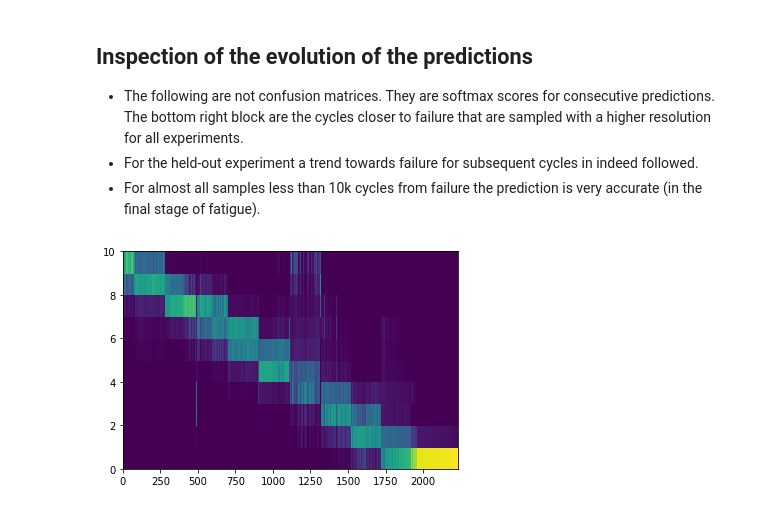
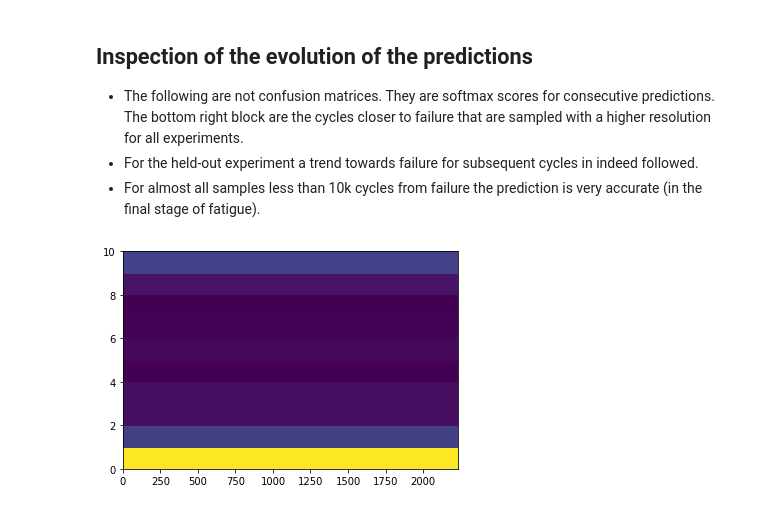
Before and after one commit to mylonasc/deep-rul-models, a Jupyter notebook: 2019-12-13_ReImplementDenseNet.ipynb, the cells around one changed output. Drawn from its saved outputs; the diff is of its cells as text; code cells hidden in the pictures.

```diff
--- a/2019-12-13_ReImplementDenseNet.ipynb
+++ b/2019-12-13_ReImplementDenseNet.ipynb
@@ -371,0 +560,4 @@ pplot.plot(history_d.history['val_loss'])
+# %%
+#gen_adv_model.save("model_closs0.00")
+#m = gen_adv_model.load_weights("model_closs0.00")
+gen_adv_model, feature_extractor,c0_task_output,c1_task_output = make_models()
@@ -371,0 +763,14 @@ pplot.plot(history_d.history['val_loss'])
+# %%
+from sklearn.decomposition import PCA
+#tf.keras.Sequential()
+def make_models():
+    model = make_model(model_json)
+    feature_out_layer = model.get_layer([l.name for l in model.layers if "global_average" in l.name][0])
+    feature_extractor  = Model(inputs = model.inputs,outputs =  feature_out_layer.output)
+    grad_rev_layer = model.get_layer([l.name for l in model.layers if 'grad_rev' in l.name][0])
+    c0_task_output = keras.Sequential([Dense(100, activation = 'relu'), Dropout(rate = 0.2), Dense(6)], name = "C0_task")(grad_rev_layer.output)
+    c1_task_output = keras.Sequential([Dense(100,activation = 'relu'), Dropout(rate = 0.2), Dense(4)],name = "C1_task")(grad_rev_layer.output)
+    gen_adv_model  = Model(inputs = model.input, outputs= [model.output, c0_task_output, c1_task_output])
+    return gen_adv_model, feature_extractor,c0_task_output,c1_task_output
+
+gen_adv_model, feature_extractor,c0_task_output,c1_task_output = make_models()
@@ -371,0 +953,19 @@ pplot.plot(history_d.history['val_loss'])
+# %%
+pplot.figure(figsize = (10,10), dpi = 300)
+gen_adv_model.load_weights("model_closs%2.2f"%0.0)
+for i in range(1,5):
+    #data = load_hilti_fatigue_data(keep_from_end = 100000,leave_exp_out="None",stage_2_from_disk=True, nclasses = 10, user_normalization=static_normalization, use_ds = [i])
+    #[X_all_,Y_all_,Yoh_all_, eid_vector_all_] = data['training_instances']
+    yplot = Y_all_[eid_vector_all_ == 'VA_%i'%i]
+    xdat  = X_all_[eid_vector_all_ == 'VA_%i'%i]
+    res = gen_adv_model.predict(xdat, batch_size = 200)
+    pplot.subplot(2,2,i)
+
+    pplot.plot(yplot/1000,np.argmax(res[1],1)*10,'o');
+    pplot.xlim([200,0])
+    pplot.xlabel("actual [10^3 cycles]")
+    pplot.ylabel("predicted [10^3 cycles]")
+    #pplot.ylim([0,300000])
+    pplot.title("Predicted vs actual cycles to failure \n experiment %i"%i);
+    pplot.grid()
+pplot.subplots_adjust(hspace=0.5)
@@ -378,0 +995,2 @@ NameError: name 'res' is not defined
+# %%
+gen_adv_model._training_endpoints[0].loss_weight =
@@ -396,12 +1096,12 @@ MemoryError: Unable to allocate array with shape (5, 38228700) and data type flo
 # %%
 #pplot.plot(Y_all_large)
 Xp  = X_all[eid_vector_all=='VA_3']
 Yp = Y_all[eid_vector_all=='VA_3']
-preds = model.predict(Xp, batch_size=100)
+preds = gen_adv_model.predict(Xp, batch_size=100)
 pplot.pcolor(tf.math.softmax(preds[1],axis = 1).eval().T)
 pplot.show()
 # %% [output]
-[figure, old version]
+[figure, new version]
 # %%
 Xp  = X_all[eid_vector_all=='VA_1']
 Yp = Y_all[eid_vector_all=='VA_1']
```
Also changed, not shown: parts of 71 cells of this notebook, 6 other files.
